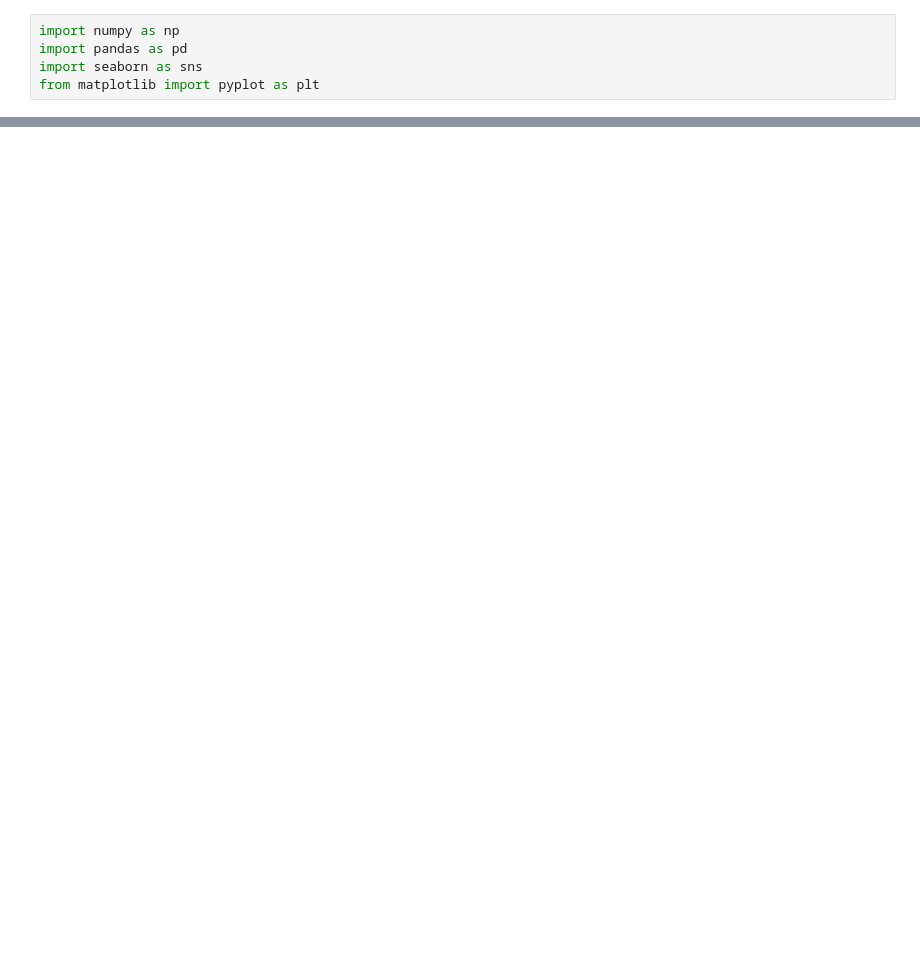
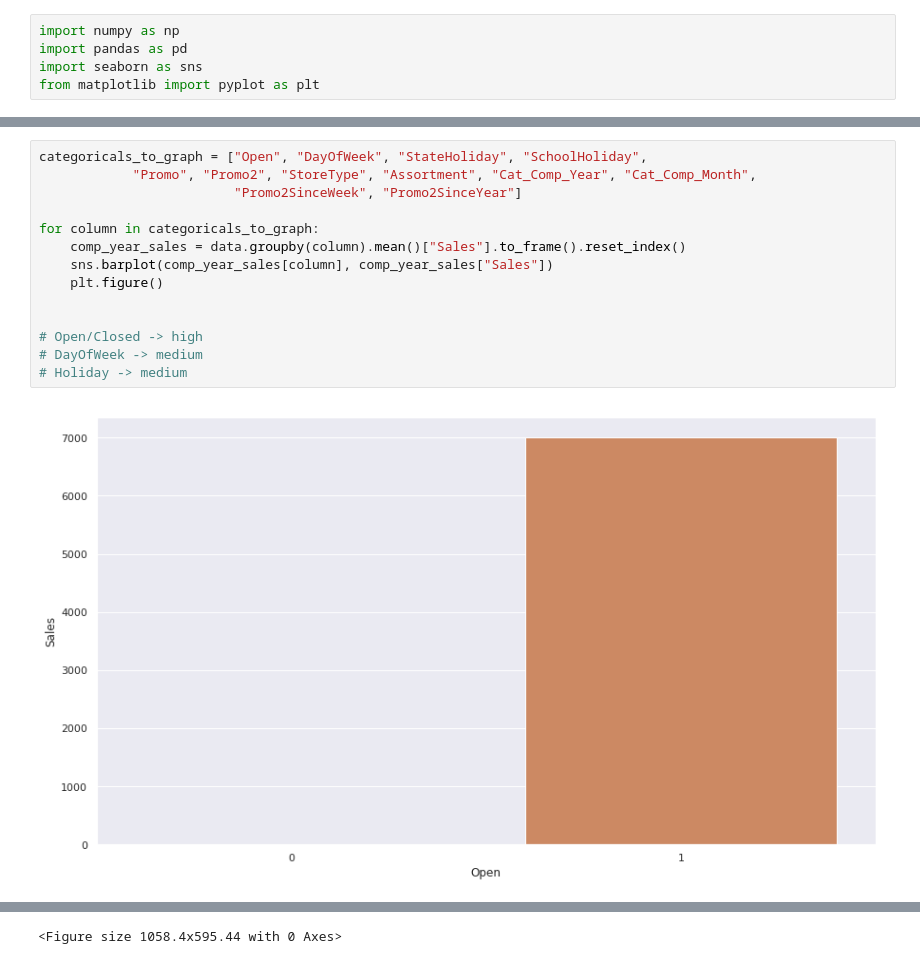
Before and after one commit to jackkinsella/RossmannPredictions, a Jupyter notebook: 2019-07-13_mini_competiton.ipynb, the cells around one changed output, grey strips where cells are left out. Saved outputs shown, nothing was run; the diff lists cells and outputs as text; blank space fills up the shorter version.

```diff
--- a/2019-07-13_mini_competiton.ipynb
+++ b/2019-07-13_mini_competiton.ipynb
@@ -152,0 +282,16 @@ pwd
+# %%
+categoricals_to_graph = ["Open", "DayOfWeek", "StateHoliday", "SchoolHoliday",
+            "Promo", "Promo2", "StoreType", "Assortment", "Cat_Comp_Year", "Cat_Comp_Month",
+                         "Promo2SinceWeek", "Promo2SinceYear"]
+
+for column in categoricals_to_graph:
+    comp_year_sales = data.groupby(column).mean()["Sales"].to_frame().reset_index()
+    sns.barplot(comp_year_sales[column], comp_year_sales["Sales"])
+    plt.figure()
+
+
+# Open/Closed -> high
+# DayOfWeek -> medium
+# Holiday -> medium
+# %% [output]
+[figure, added]
@@ -152,0 +309 @@ pwd
+<Figure size 1058.4x595.44 with 0 Axes>
```
Also changed, not shown: parts of 51 cells of this notebook.
